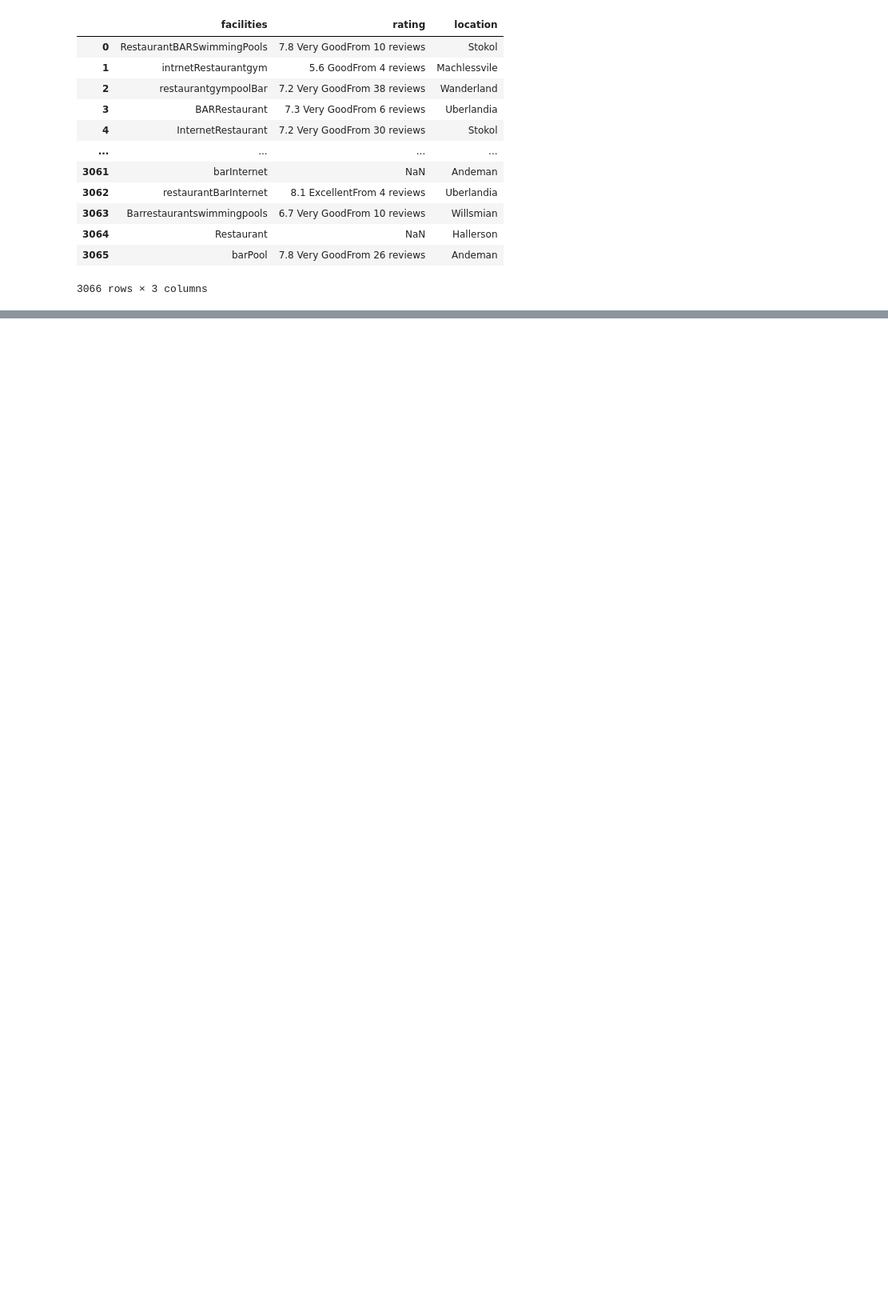
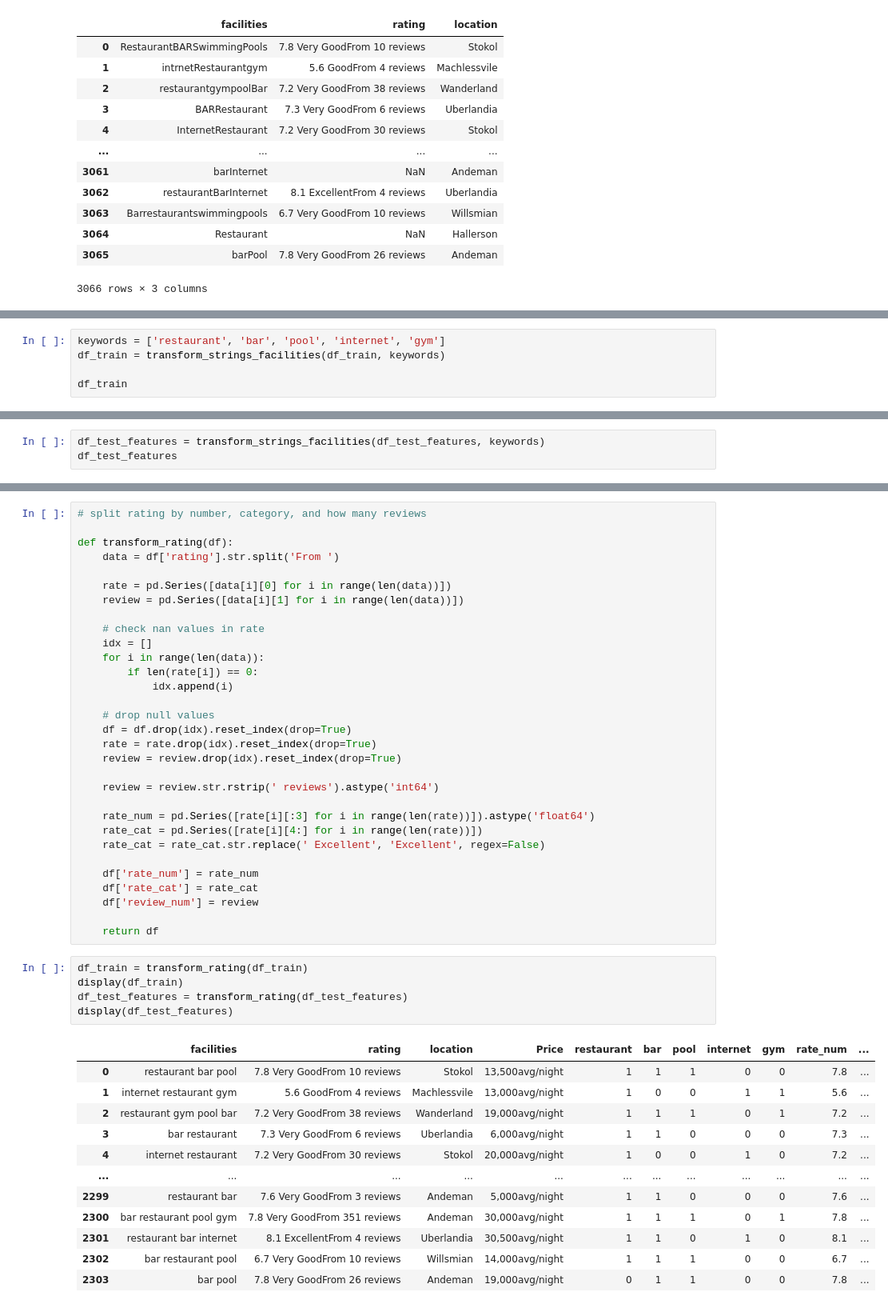
Before and after one commit to FelixFern/FINDIT-2023-ODE, a Jupyter notebook: Oh Data Euy.ipynb, the cells around one changed output, grey strips where cells are left out. Shown: that part at 80% size. Cells and saved outputs as stored; diff of their text form; blank space fills up the shorter version.

```diff
--- a/Oh Data Euy.ipynb
+++ b/Oh Data Euy.ipynb
@@ -160,0 +360,5 @@ df_features
+# %%
+keywords = ['restaurant', 'bar', 'pool', 'internet', 'gym']
+df_train = transform_strings_facilities(df_train, keywords)
+
+df_train
@@ -160,0 +379,3 @@ df_features
+# %%
+df_test_features = transform_strings_facilities(df_test_features, keywords)
+df_test_features
@@ -160,0 +404,49 @@ df_features
+# %%
+# split rating by number, category, and how many reviews
+
+def transform_rating(df):
+    data = df['rating'].str.split('From ')
+
+    rate = pd.Series([data[i][0] for i in range(len(data))])
+    review = pd.Series([data[i][1] for i in range(len(data))])
+
+    # check nan values in rate
+    idx = []
+    for i in range(len(data)):
+        if len(rate[i]) == 0:
+            idx.append(i)
+
+    # drop null values
+    df = df.drop(idx).reset_index(drop=True)
+    rate = rate.drop(idx).reset_index(drop=True)
+    review = review.drop(idx).reset_index(drop=True)
+
+    review = review.str.rstrip(' reviews').astype('int64')
+
+    rate_num = pd.Series([rate[i][:3] for i in range(len(rate))]).astype('float64')
+    rate_cat = pd.Series([rate[i][4:] for i in range(len(rate))])
+    rate_cat = rate_cat.str.replace(' Excellent', 'Excellent', regex=False)
+
+    df['rate_num'] = rate_num
+    df['rate_cat'] = rate_cat
+    df['review_num'] = review
+
+    return df
+# %%
+df_train = transform_rating(df_train)
+display(df_train)
+df_test_features = transform_rating(df_test_features)
+display(df_test_features)
+# %% [output]
+|  | facilities | rating | location | Price | restaurant | bar | pool | internet | gym | rate_num | ... |
+| 0 | restaurant bar pool | 7.8 Very GoodFrom 10 reviews | Stokol | 13,500avg/night | 1 | 1 | 1 | 0 | 0 | 7.8 | ... |
+| 1 | internet restaurant gym | 5.6 GoodFrom 4 reviews | Machlessvile | 13,000avg/night | 1 | 0 | 0 | 1 | 1 | 5.6 | ... |
+| 2 | restaurant gym pool bar | 7.2 Very GoodFrom 38 reviews | Wanderland | 19,000avg/night | 1 | 1 | 1 | 0 | 1 | 7.2 | ... |
+| 3 | bar restaurant | 7.3 Very GoodFrom 6 reviews | Uberlandia | 6,000avg/night | 1 | 1 | 0 | 0 | 0 | 7.3 | ... |
+| 4 | internet restaurant | 7.2 Very GoodFrom 30 reviews | Stokol | 20,000avg/night | 1 | 0 | 0 | 1 | 0 | 7.2 | ... |
+| ... | ... | ... | ... | ... | ... | ... | ... | ... | ... | ... | ... |
+| 2299 | restaurant bar | 7.6 Very GoodFrom 3 reviews | Andeman | 5,000avg/night | 1 | 1 | 0 | 0 | 0 | 7.6 | ... |
+| 2300 | bar restaurant pool gym | 7.8 Very GoodFrom 351 reviews | Andeman | 30,000avg/night | 1 | 1 | 1 | 0 | 1 | 7.8 | ... |
+| 2301 | restaurant bar internet | 8.1 ExcellentFrom 4 reviews | Uberlandia | 30,500avg/night | 1 | 1 | 0 | 1 | 0 | 8.1 | ... |
+| 2302 | bar restaurant pool | 6.7 Very GoodFrom 10 reviews | Willsmian | 14,000avg/night | 1 | 1 | 1 | 0 | 0 | 6.7 | ... |
+| 2303 | bar pool | 7.8 Very GoodFrom 26 reviews | Andeman | 19,000avg/night | 0 | 1 | 1 | 0 | 0 | 7.8 | ... |
```
Also changed, not shown: parts of 41 cells of this notebook.
